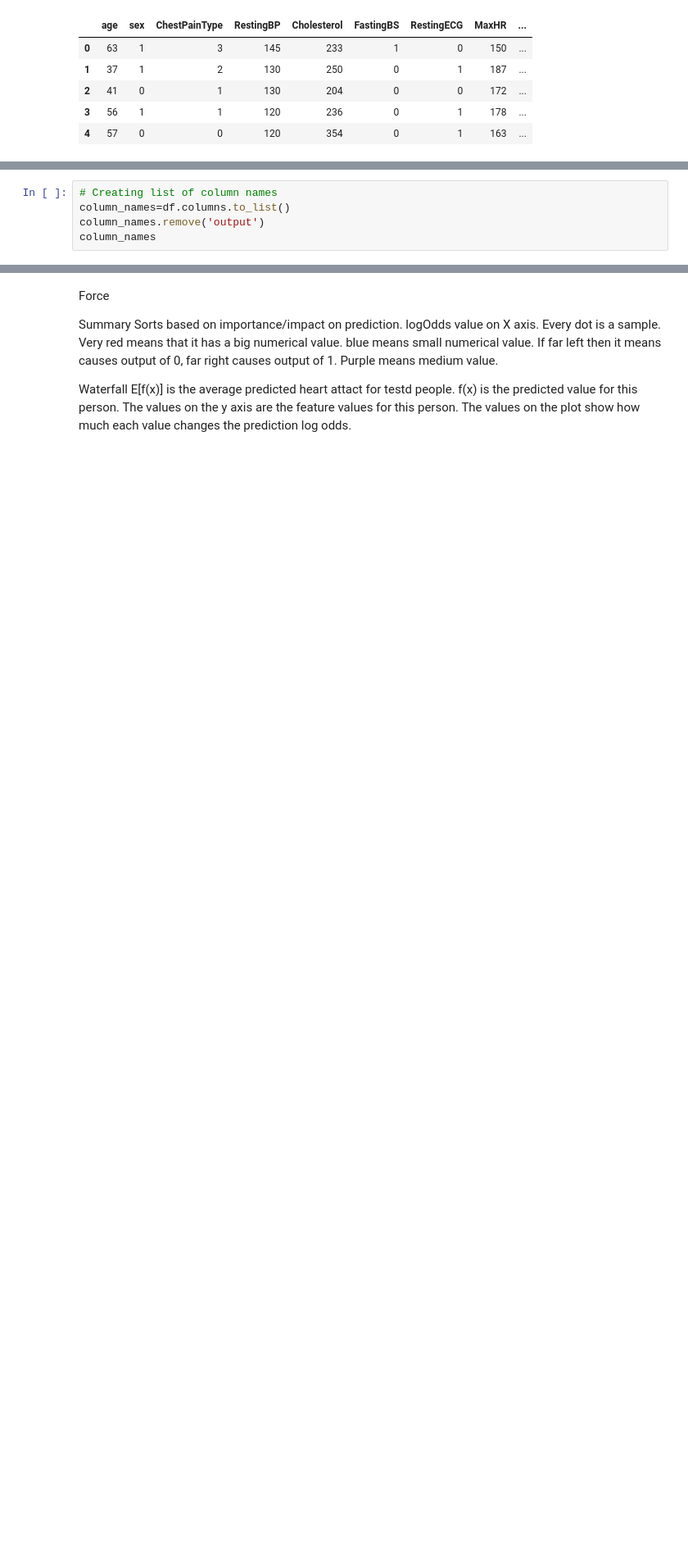
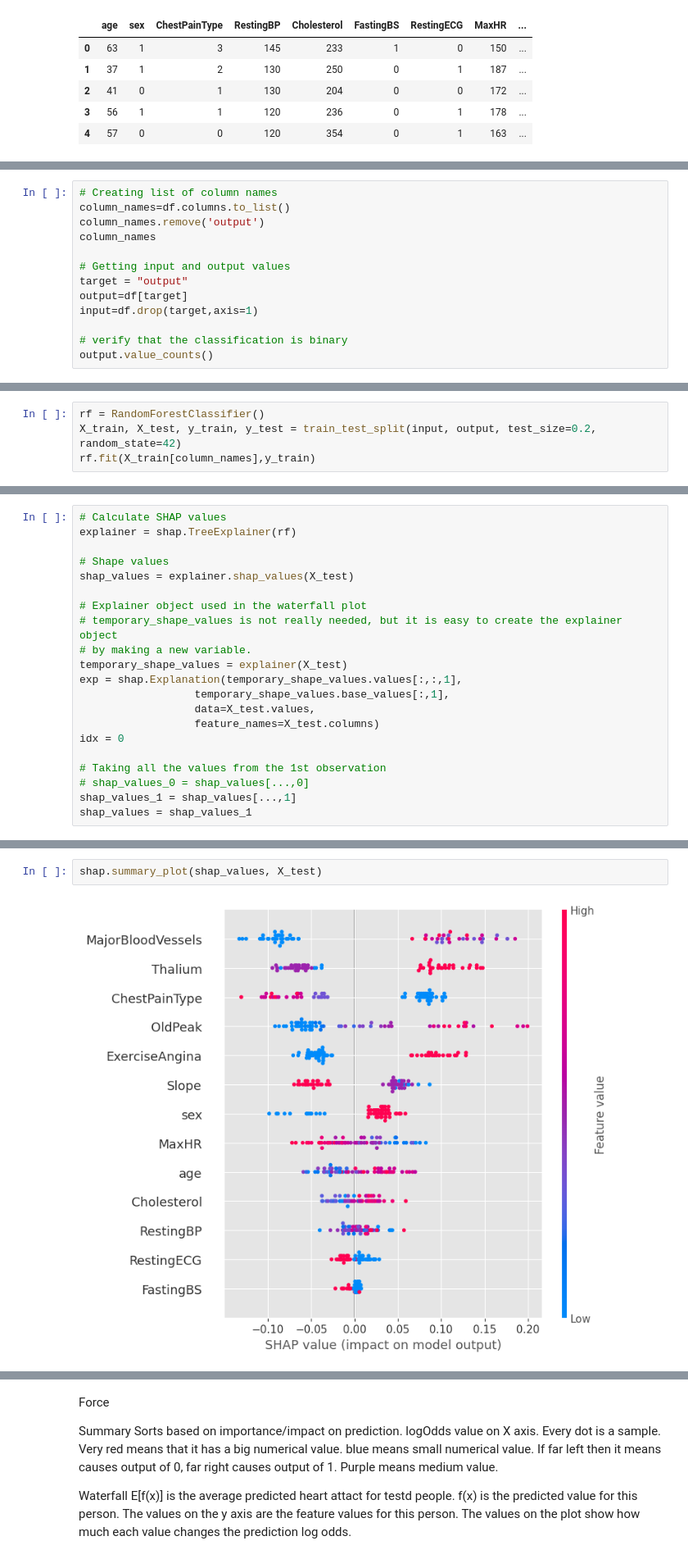
Before and after one commit to Tom-Sloan/ML_CSI_assignment2, a Jupyter notebook: assignment2.ipynb, the cells around one changed output, grey strips where cells are left out. Shown at 82% size. Saved outputs shown, nothing was run; the diff lists cells and outputs as text; blank space fills up the shorter version.

```diff
--- a/assignment2.ipynb
+++ b/assignment2.ipynb
@@ -77,4 +94,12 @@ dtype: int64
 column_names=df.columns.to_list()
 column_names.remove('output')
 column_names
+
+# Getting input and output values
+target = "output"
+output=df[target]
+input=df.drop(target,axis=1)
+
+# verify that the classification is binary
+output.value_counts()
 # %% [output]
@@ -124,0 +113,4 @@ for i, col in enumerate(column_names, 1):
+# %%
+rf = RandomForestClassifier()
+X_train, X_test, y_train, y_test = train_test_split(input, output, test_size=0.2, random_state=42)
+rf.fit(X_train[column_names],y_train)
@@ -124,0 +175,21 @@ for i, col in enumerate(column_names, 1):
+# %%
+# Calculate SHAP values
+explainer = shap.TreeExplainer(rf)
+
+# Shape values
+shap_values = explainer.shap_values(X_test)
+
+# Explainer object used in the waterfall plot
+# temporary_shape_values is not really needed, but it is easy to create the explainer object
+# by making a new variable.
+temporary_shape_values = explainer(X_test)
+exp = shap.Explanation(temporary_shape_values.values[:,:,1],
+                  temporary_shape_values.base_values[:,1],
+                  data=X_test.values,
+                  feature_names=X_test.columns)
+idx = 0
+
+# Taking all the values from the 1st observation
+# shap_values_0 = shap_values[...,0]
+shap_values_1 = shap_values[...,1]
+shap_values = shap_values_1
@@ -124,0 +202,4 @@ for i, col in enumerate(column_names, 1):
+# %%
+shap.summary_plot(shap_values, X_test)
+# %% [output]
+[figure, added]
```
Also changed, not shown: parts of 31 cells of this notebook.
